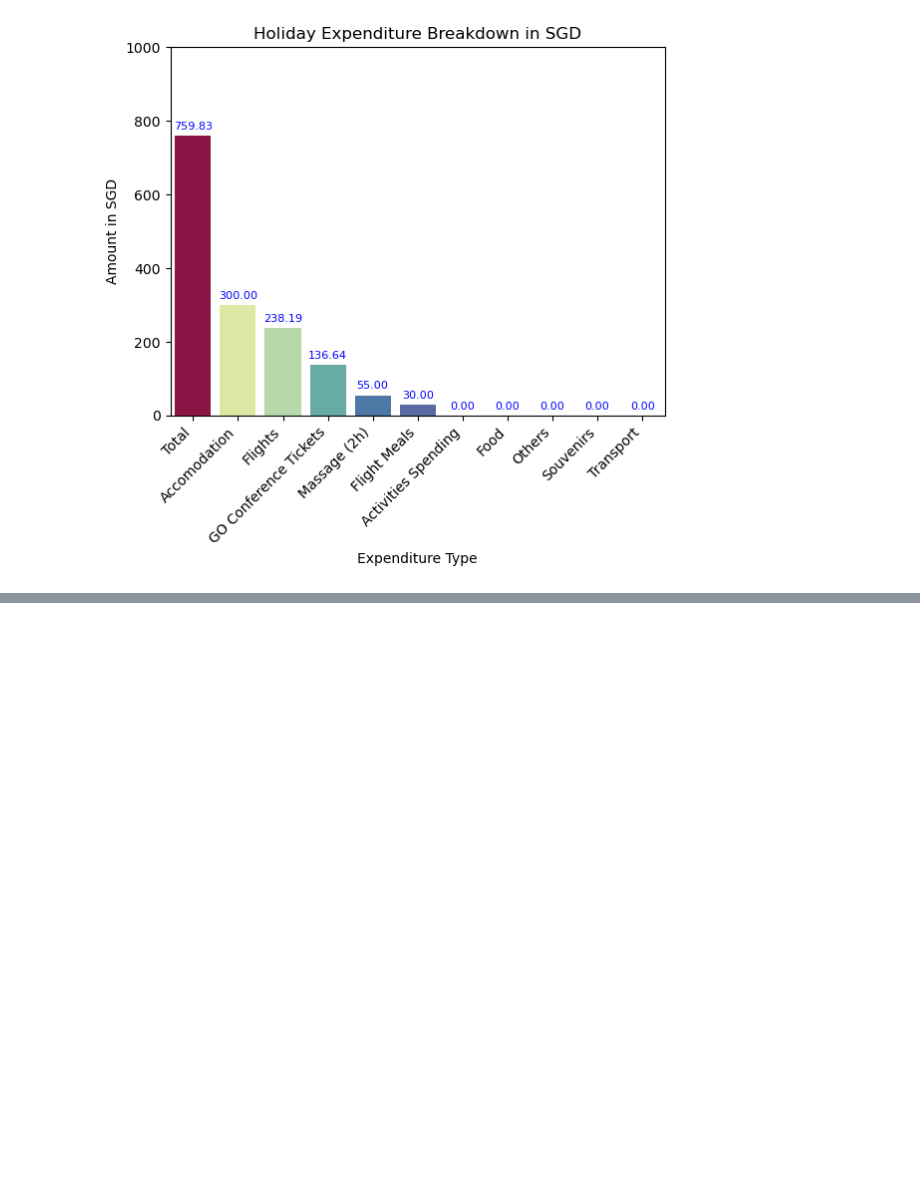
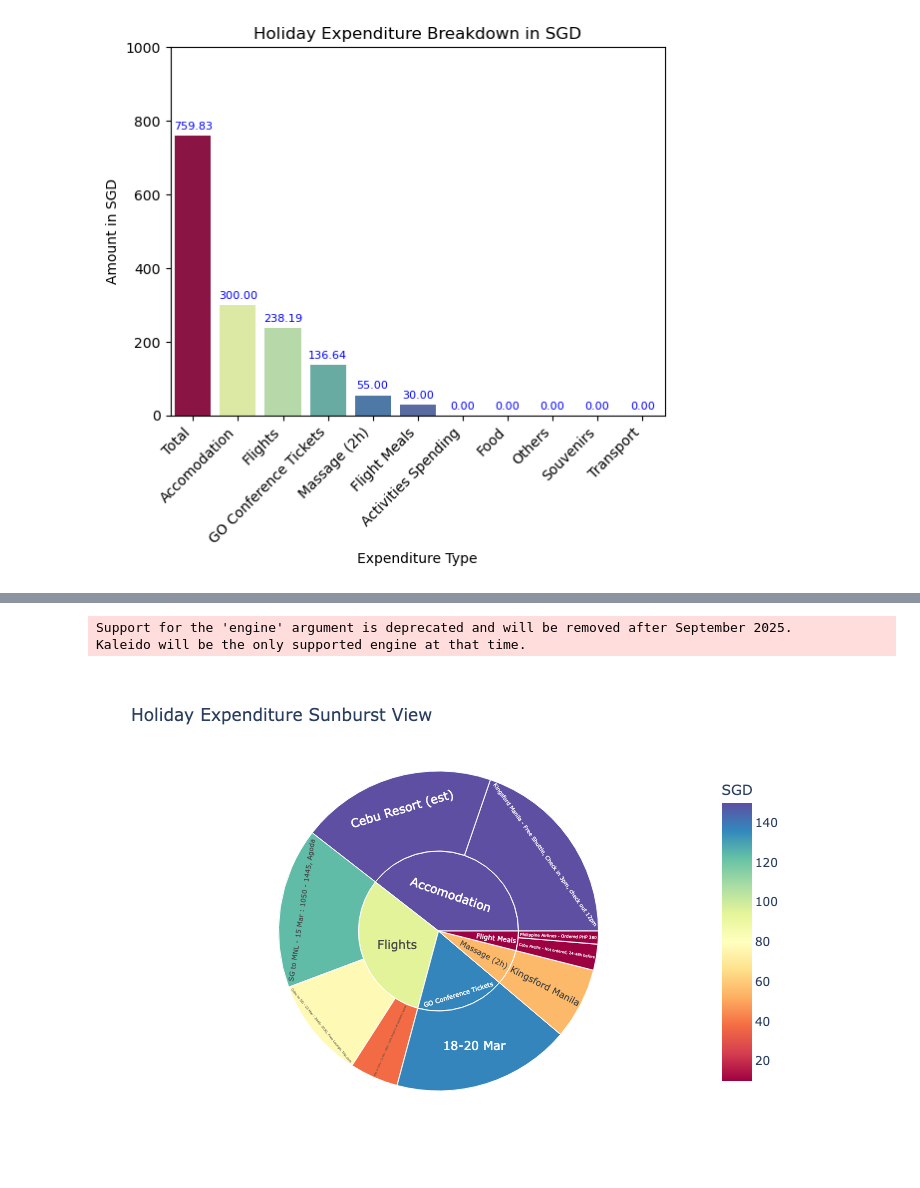
Before and after one commit to jayelle0609/Tidying-Data-Files, a Jupyter notebook: Travel_Visualizations/Travel_Viz_Cost.ipynb, the cells around one changed output, grey strips where cells are left out. Saved outputs shown, nothing was run; the diff lists cells and outputs as text; code cells hidden in the pictures; blank space fills up the shorter version.

```diff
--- a/Travel_Visualizations/Travel_Viz_Cost.ipynb
+++ b/Travel_Visualizations/Travel_Viz_Cost.ipynb
@@ -191,13 +221,22 @@ fig_bar.show()
 # %%
 fig_sunburst = px.sunburst(
     df_nonzero,
     path=['Holiday Expenditure Type', 'Details and Date'],
     values='SGD',
     title='Holiday Expenditure Sunburst View',
     color='SGD',
     color_continuous_scale='Spectral'
 )
 fig_sunburst.show()
+
+fig_sunburst.write_image("figsunburst.png", engine="kaleido")
+
+from IPython.display import Image
+Image("figsunburst.png")
+# %% [output]
+Support for the 'engine' argument is deprecated and will be removed after September 2025.
+Kaleido will be the only supported engine at that time.
+[figure, added]
 # %%
 sources = df_nonzero['Holiday Expenditure Type']
 targets = df_nonzero['Details and Date']
```
Also changed, not shown: parts of 6 cells of this notebook.
